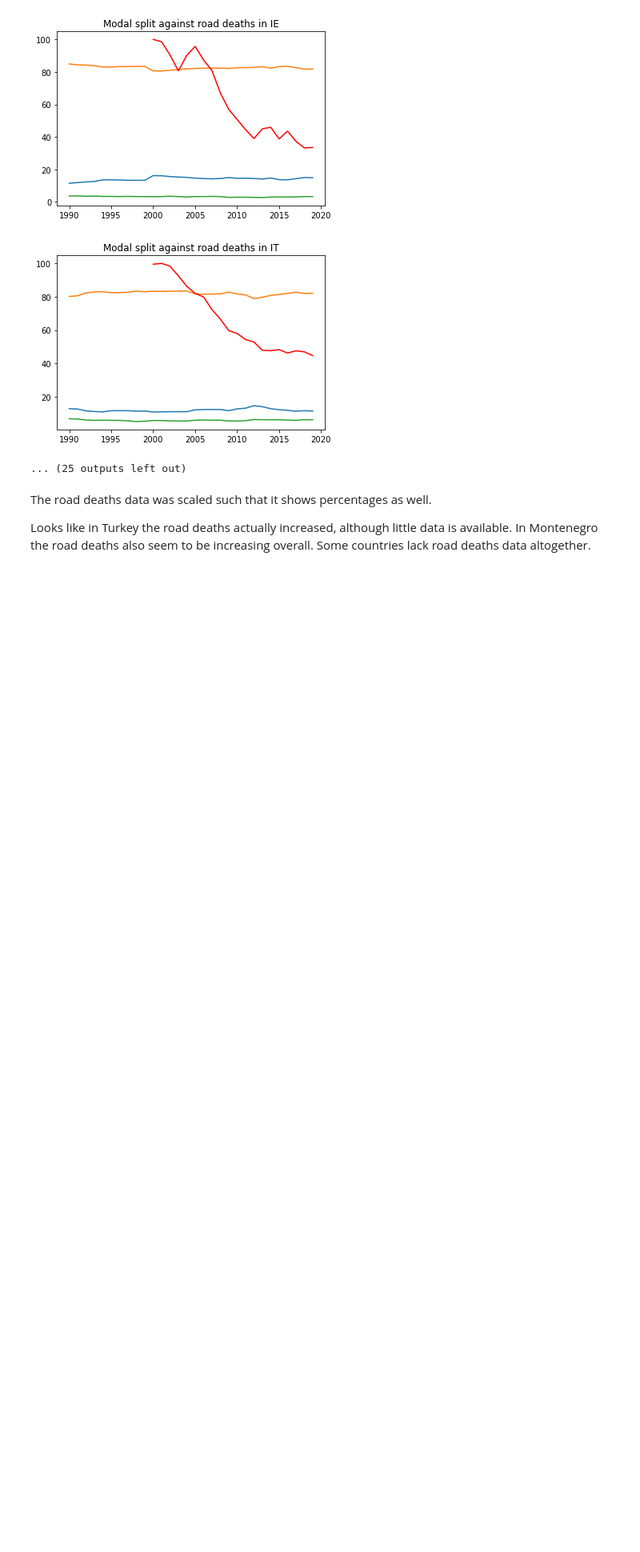
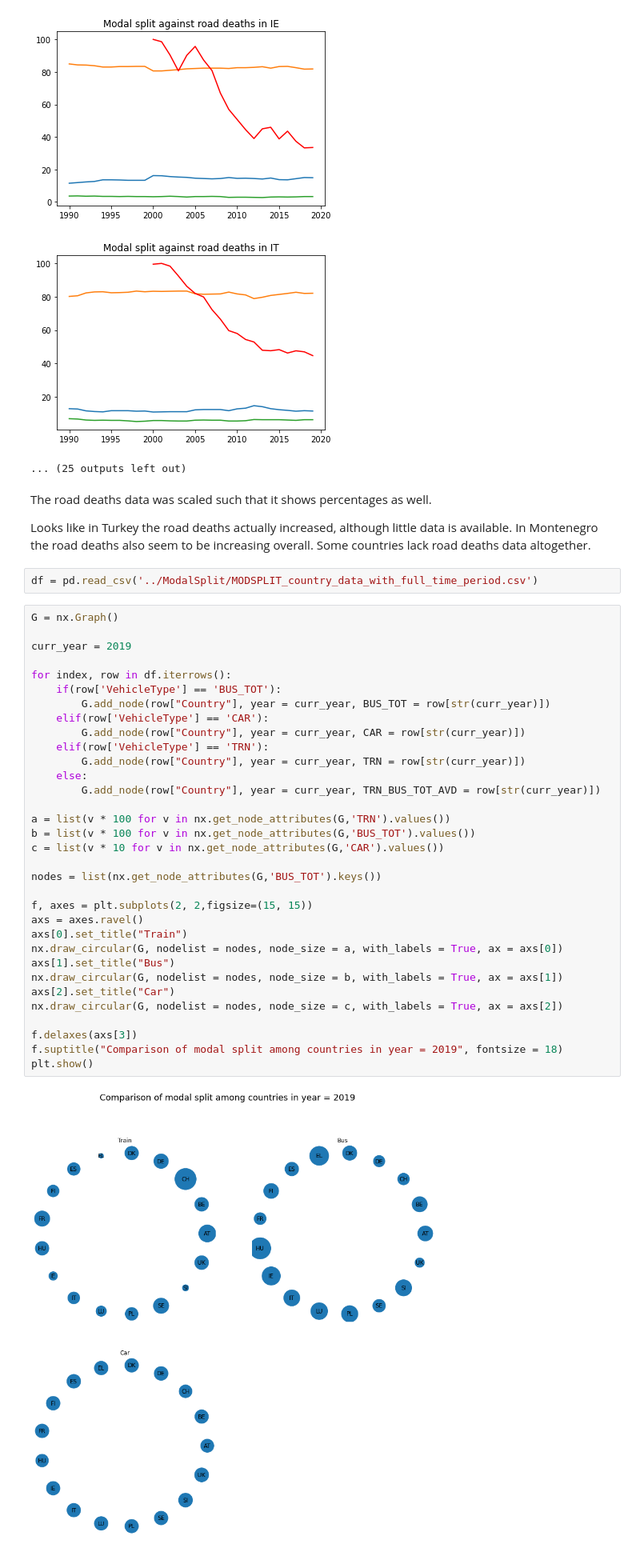
Before and after one commit to fardokhtsadat/DOPP, a Jupyter notebook: Plots Mihai/plots_mihai.ipynb, the cells around one changed output. Shown at 80% size. Saved outputs shown, nothing was run; the diff lists cells and outputs as text; blank space fills up the shorter version.

Commit message:
merged plots notebooks

```diff
--- a/Plots Mihai/plots_mihai.ipynb
+++ b/Plots Mihai/plots_mihai.ipynb
@@ -385,3 +387,40 @@ The road deaths data was scaled such that it shows percentages as well.
 Looks like in Turkey the road deaths actually increased, although little data is available.
 In Montenegro the road deaths also seem to be increasing overall.
 Some countries lack road deaths data altogether.
+# %%
+df = pd.read_csv('../ModalSplit/MODSPLIT_country_data_with_full_time_period.csv')
+# %%
+G = nx.Graph()
+
+curr_year = 2019
+
+for index, row in df.iterrows():
+    if(row['VehicleType'] == 'BUS_TOT'):
+        G.add_node(row["Country"], year = curr_year, BUS_TOT = row[str(curr_year)])
+    elif(row['VehicleType'] == 'CAR'):
+        G.add_node(row["Country"], year = curr_year, CAR = row[str(curr_year)])
+    elif(row['VehicleType'] == 'TRN'):
+        G.add_node(row["Country"], year = curr_year, TRN = row[str(curr_year)])
+    else:
+        G.add_node(row["Country"], year = curr_year, TRN_BUS_TOT_AVD = row[str(curr_year)])
+
+a = list(v * 100 for v in nx.get_node_attributes(G,'TRN').values())
+b = list(v * 100 for v in nx.get_node_attributes(G,'BUS_TOT').values())
+c = list(v * 10 for v in nx.get_node_attributes(G,'CAR').values())
+
+nodes = list(nx.get_node_attributes(G,'BUS_TOT').keys())
+
+f, axes = plt.subplots(2, 2,figsize=(15, 15))
+axs = axes.ravel()
+axs[0].set_title("Train")
+nx.draw_circular(G, nodelist = nodes, node_size = a, with_labels = True, ax = axs[0])
+axs[1].set_title("Bus")
+nx.draw_circular(G, nodelist = nodes, node_size = b, with_labels = True, ax = axs[1])
+axs[2].set_title("Car")
+nx.draw_circular(G, nodelist = nodes, node_size = c, with_labels = True, ax = axs[2])
+
+f.delaxes(axs[3])
+f.suptitle("Comparison of modal split among countries in year = 2019", fontsize = 18)
+plt.show()
+# %% [output]
+[figure, added]
```
Also changed, not shown: parts of 23 cells of this notebook.
